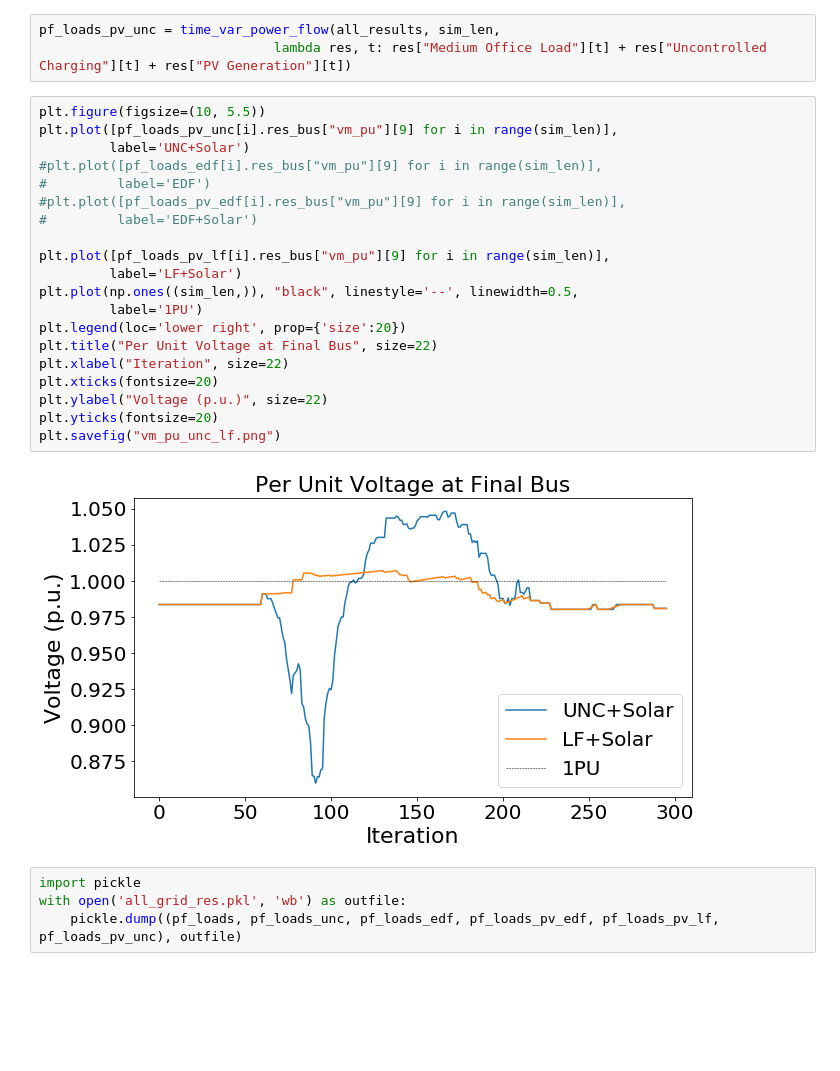
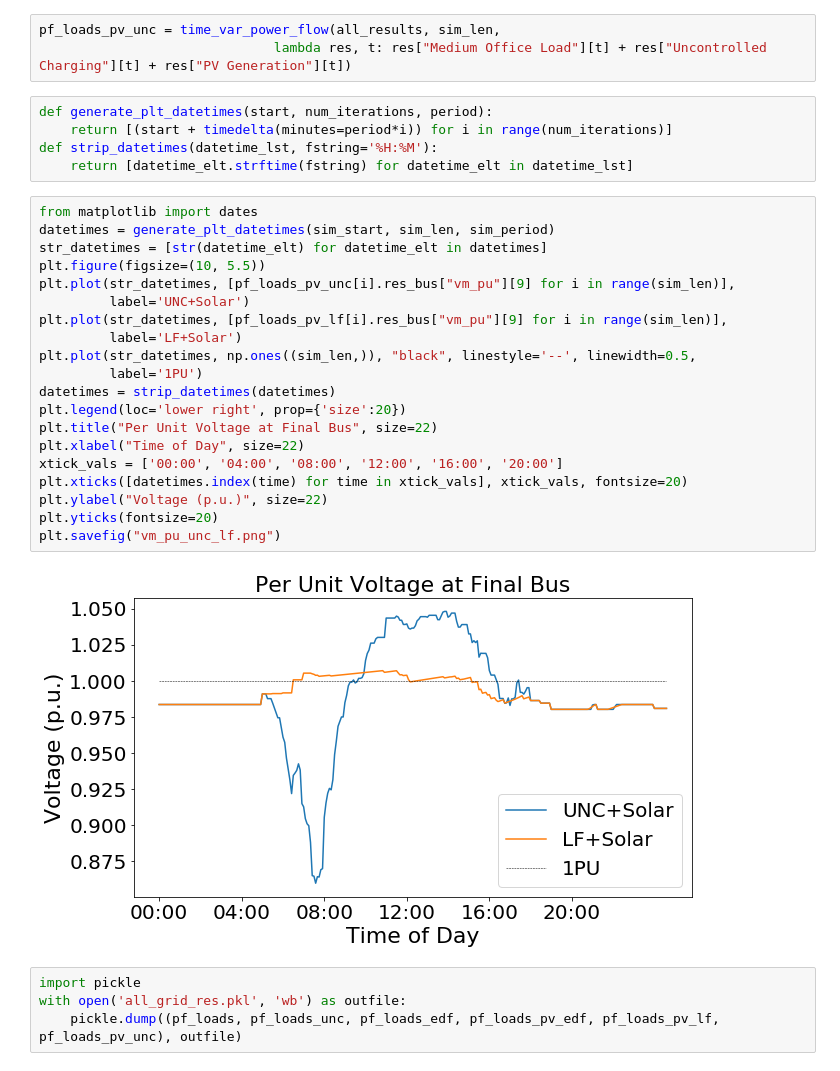
Before and after one commit to zach401/acnportal, a Jupyter notebook: tutorials/grid_cosimulation_pandapower.ipynb, the cells around one changed output. Saved outputs shown, nothing was run; the diff lists cells and outputs as text; blank space fills up the shorter version.

Commit message:
Make UNC/LF graph have times of day on x-axis.

```diff
--- a/tutorials/grid_cosimulation_pandapower.ipynb
+++ b/tutorials/grid_cosimulation_pandapower.ipynb
@@ -518,28 +519,33 @@ So, we made no sacrifices here: everyone received their desired energy on time.
 # %%
 pf_loads_pv_unc = time_var_power_flow(all_results, sim_len,
                               lambda res, t: res["Medium Office Load"][t] + res["Uncontrolled Charging"][t] + res["PV Generation"][t])
+# %%
+def generate_plt_datetimes(start, num_iterations, period):
+    return [(start + timedelta(minutes=period*i)) for i in range(num_iterations)]
+def strip_datetimes(datetime_lst, fstring='%H:%M'):
+    return [datetime_elt.strftime(fstring) for datetime_elt in datetime_lst]
 # %%
+from matplotlib import dates
+datetimes = generate_plt_datetimes(sim_start, sim_len, sim_period)
+str_datetimes = [str(datetime_elt) for datetime_elt in datetimes]
 plt.figure(figsize=(10, 5.5))
-plt.plot([pf_loads_pv_unc[i].res_bus["vm_pu"][9] for i in range(sim_len)],
+plt.plot(str_datetimes, [pf_loads_pv_unc[i].res_bus["vm_pu"][9] for i in range(sim_len)],
          label='UNC+Solar')
-#plt.plot([pf_loads_edf[i].res_bus["vm_pu"][9] for i in range(sim_len)],
-#         label='EDF')
-#plt.plot([pf_loads_pv_edf[i].res_bus["vm_pu"][9] for i in range(sim_len)],
-#         label='EDF+Solar')
-
-plt.plot([pf_loads_pv_lf[i].res_bus["vm_pu"][9] for i in range(sim_len)],
+plt.plot(str_datetimes, [pf_loads_pv_lf[i].res_bus["vm_pu"][9] for i in range(sim_len)],
          label='LF+Solar')
-plt.plot(np.ones((sim_len,)), "black", linestyle='--', linewidth=0.5,
+plt.plot(str_datetimes, np.ones((sim_len,)), "black", linestyle='--', linewidth=0.5,
          label='1PU')
+datetimes = strip_datetimes(datetimes)
 plt.legend(loc='lower right', prop={'size':20})
 plt.title("Per Unit Voltage at Final Bus", size=22)
-plt.xlabel("Iteration", size=22)
-plt.xticks(fontsize=20)
+plt.xlabel("Time of Day", size=22)
+xtick_vals = ['00:00', '04:00', '08:00', '12:00', '16:00', '20:00']
+plt.xticks([datetimes.index(time) for time in xtick_vals], xtick_vals, fontsize=20)
 plt.ylabel("Voltage (p.u.)", size=22)
 plt.yticks(fontsize=20)
 plt.savefig("vm_pu_unc_lf.png")
 # %% [output]
-[figure, old version]
+[figure, new version]
 # %%
 import pickle
 with open('all_grid_res.pkl', 'wb') as outfile:
```
Also changed, not shown: parts of 1 cell of this notebook.
